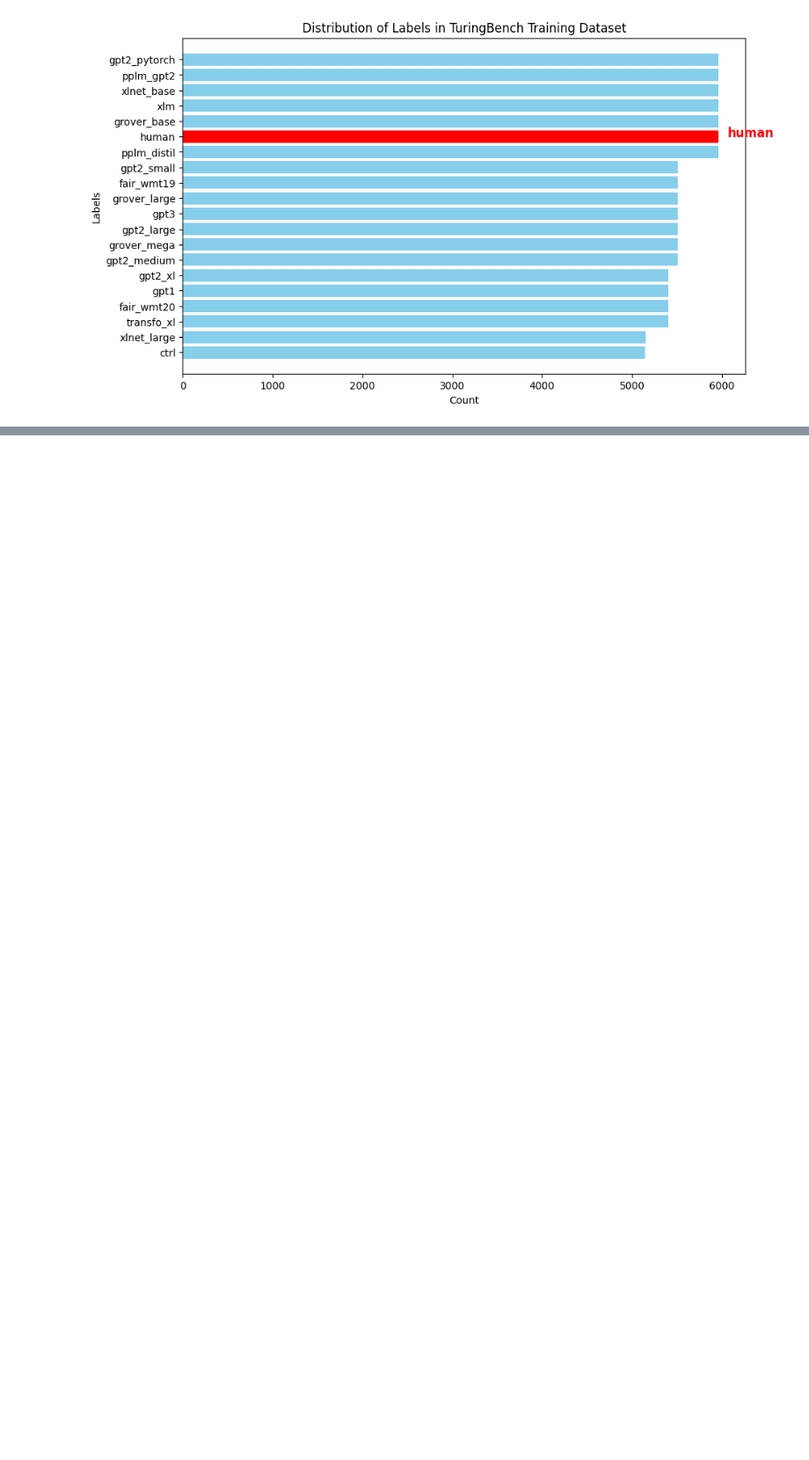
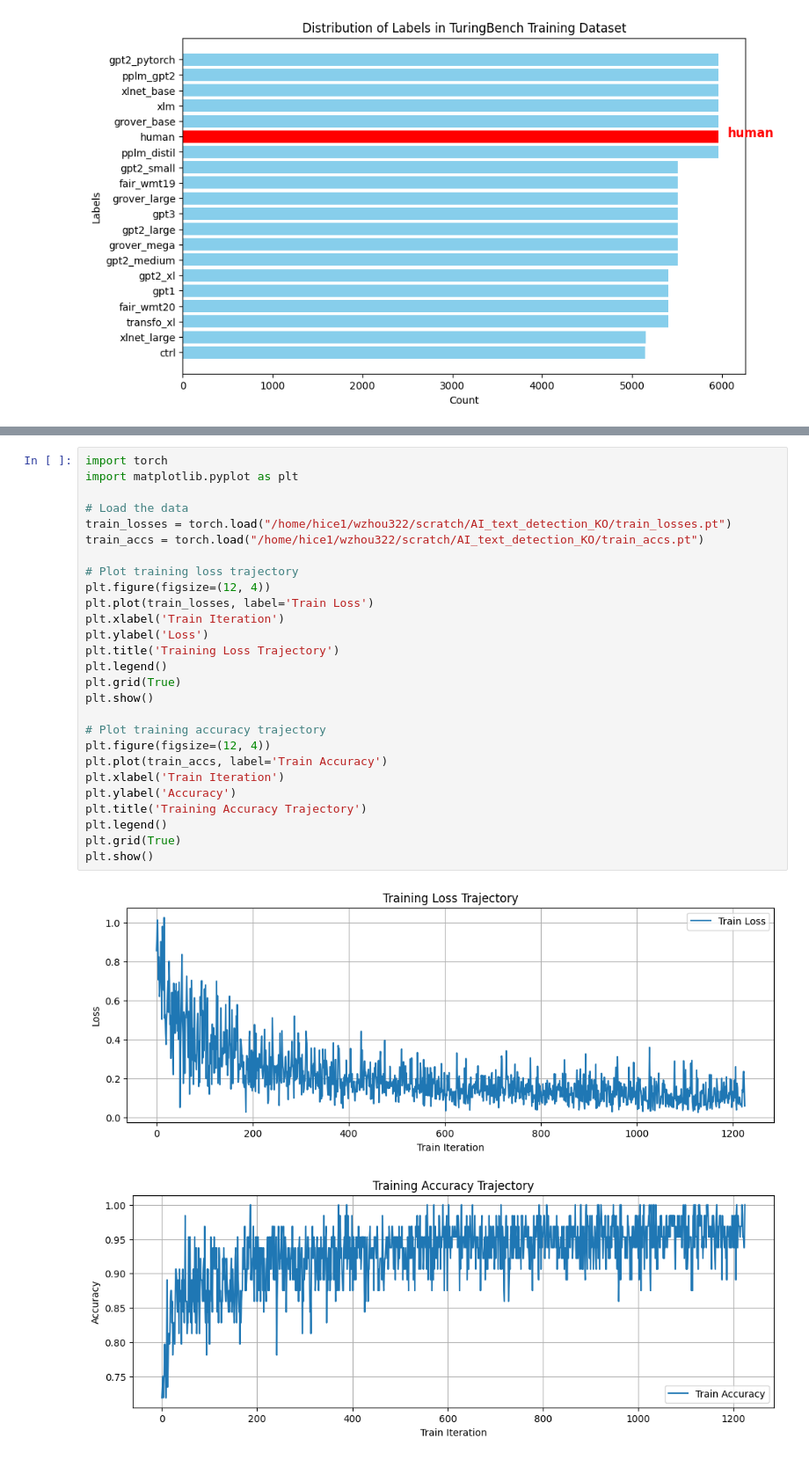
Before and after one commit to JerryZhou54/AI_text_detection_KO, a Jupyter notebook: old_detector/data_loader.ipynb, the cells around one changed output, grey strips where cells are left out. Shown: that part at 88% size. Saved outputs shown, nothing was run; the diff lists cells and outputs as text; blank space fills up the shorter version.

```diff
--- a/old_detector/data_loader.ipynb
+++ b/old_detector/data_loader.ipynb
@@ -58,0 +77,30 @@ plt.show()
+# %%
+import torch
+import matplotlib.pyplot as plt
+
+# Load the data
+train_losses = torch.load("/home/hice1/wzhou322/scratch/AI_text_detection_KO/train_losses.pt")
+train_accs = torch.load("/home/hice1/wzhou322/scratch/AI_text_detection_KO/train_accs.pt")
+
+# Plot training loss trajectory
+plt.figure(figsize=(12, 4))
+plt.plot(train_losses, label='Train Loss')
+plt.xlabel('Train Iteration')
+plt.ylabel('Loss')
+plt.title('Training Loss Trajectory')
+plt.legend()
+plt.grid(True)
+plt.show()
+
+# Plot training accuracy trajectory
+plt.figure(figsize=(12, 4))
+plt.plot(train_accs, label='Train Accuracy')
+plt.xlabel('Train Iteration')
+plt.ylabel('Accuracy')
+plt.title('Training Accuracy Trajectory')
+plt.legend()
+plt.grid(True)
+plt.show()
+# %% [output]
+[figure, added]
+[figure, added]
```
Also changed, not shown: parts of 2 cells of this notebook, 6 other files.
